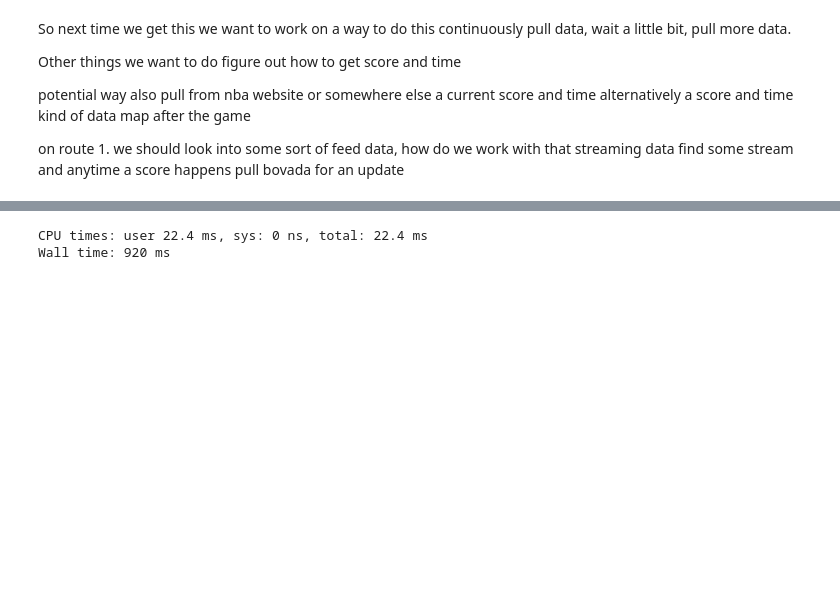
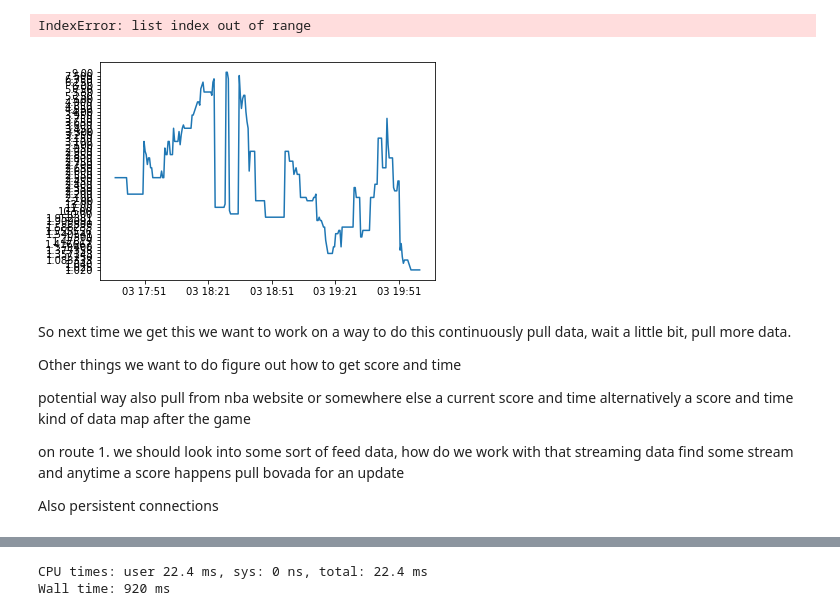
Before and after one commit to dhosk/Spring-2018, a Jupyter notebook: Bovada Scrape Attempt.ipynb, the cells around one changed output, grey strips where cells are left out. Saved outputs shown, nothing was run; the diff lists cells and outputs as text; code cells hidden in the pictures; blank space fills up the shorter version.

```diff
--- a/Bovada Scrape Attempt.ipynb
+++ b/Bovada Scrape Attempt.ipynb
@@ -10,8 +22,8 @@ def updateTable(data,gameNum,table):
     except:
         live = False
 #       return table
-#   if not live:
-#       return table
+    if not live:
+        return table
     awayTeamFirst = overview['awayTeamFirst']
     denySameGame = overview['denySameGame']
 
@@ -84,7 +93,0 @@ time = datetime.datetime.now()
-# %%
-fullDf = pd.DataFrame(columns=rowDf.columns)
-fullDf
-nGames = len(data['itemList']['items'])
-for i in range(0,nGames):
-    fullDf = updateTable(data,i,fullDf)
-fullDf
@@ -97,3 +108,34 @@ fullDf
+# %%
+#fullDf = pd.DataFrame(columns=rowDf.columns)
+while len(fullDf)<300:
+    user_agent = "\"Mozilla/5.0 (Macintosh; Intel Mac OS X 10_11_2) AppleWebKit/601.3.9 (KHTML, like Gecko) Version/9.0.2 Safari/601.3.9\""
+    # header variable
+    headers = { 'User-Agent' : user_agent }
+    page = requests.get('https://sports.bovada.lv/basketball/nba-playoffs',headers=headers)
+    tree = html.fromstring(page.content)
+    raw = tree.xpath('//script[@type="text/javascript"]/text()')[-1]
+
+    data = json.loads(raw.split("=")[1])['items'][0]
+
+    time = datetime.datetime.now()
+
+    fullDf = updateTable(data,0,fullDf)
+    print(fullDf.iloc[-1,:])
+    print('\n')
+
+    sleep(30)
+# %% [output]
+IndexError: list index out of range
+# %%
+%matplotlib inline
+import matplotlib.pyplot as plt
+plt.plot(fullDf.currentTime,fullDf.moneylineHome)
+
+#writer = pd.ExcelWriter('HOUUTAGame2.xlsx')
+#fullDf.to_excel(writer,'Sheet1')
+#writer.save()
+# %% [output]
+[figure, added]
 # %% [markdown]
 So next time we get this we want to work on a way to do this continuously
 pull data, wait a little bit, pull more data.
@@ -108,3 +150,5 @@ alternatively a score and time kind of data map after the game
 on route 1.
 we should look into some sort of feed data, how do we work with that streaming data
 find some stream and anytime a score happens pull bovada for an update
+
+Also persistent connections
```
Also changed, not shown: parts of 33 cells of this notebook, 12 other files.
